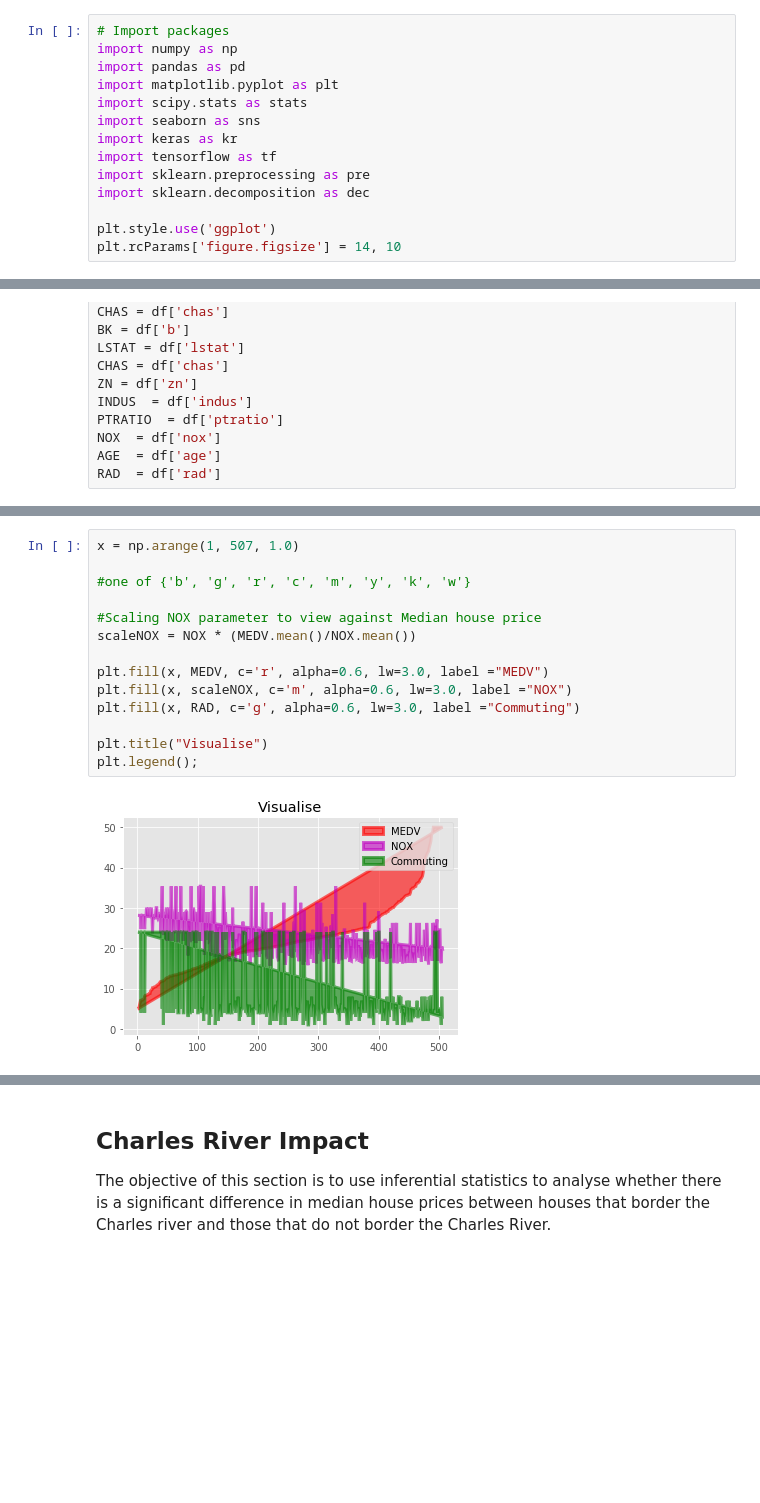
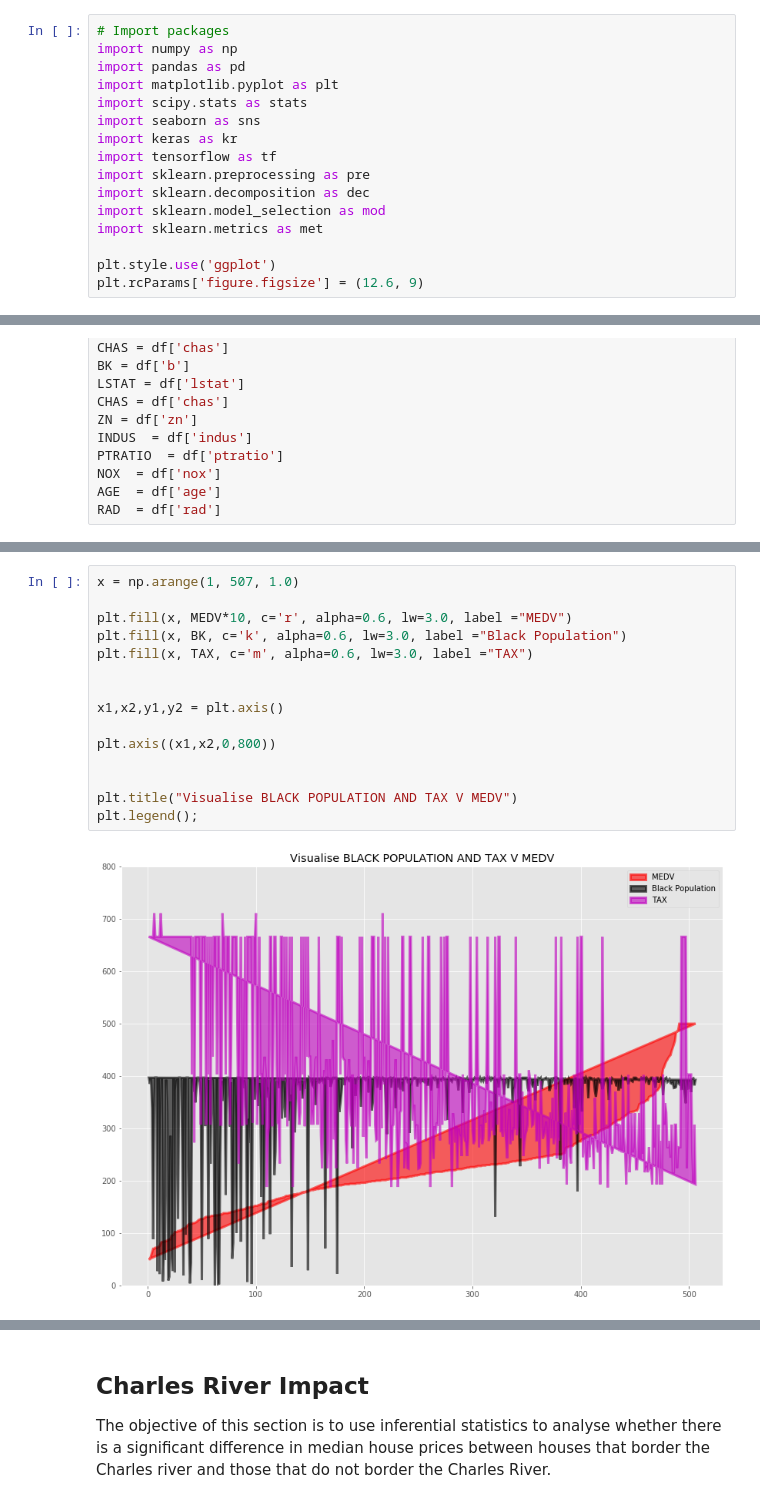
Before and after one commit to healyshane/machine-learn, a Jupyter notebook: machineAssignment.ipynb, the cells around one changed output, grey strips where cells are left out. Drawn from its saved outputs; the diff is of its cells as text; blank space fills up the shorter version.

```diff
--- a/machineAssignment.ipynb
+++ b/machineAssignment.ipynb
@@ -12,8 +12,10 @@ import keras as kr
 import tensorflow as tf
 import sklearn.preprocessing as pre
 import sklearn.decomposition as dec
+import sklearn.model_selection as mod
+import sklearn.metrics as met
 
 plt.style.use('ggplot')
-plt.rcParams['figure.figsize'] = 14, 10
+plt.rcParams['figure.figsize'] = (12.6, 9)
 # %%
 # Data Set from Github, https://raw.githubusercontent.com/selva86/datasets/master/BostonHousing.csv
@@ -167,19 +278,20 @@ plt.legend();
 # %%
 x = np.arange(1, 507, 1.0)
 
-#one of {'b', 'g', 'r', 'c', 'm', 'y', 'k', 'w'}
+plt.fill(x, MEDV*10, c='r', alpha=0.6, lw=3.0, label ="MEDV")
+plt.fill(x, BK, c='k', alpha=0.6, lw=3.0, label ="Black Population")
+plt.fill(x, TAX, c='m', alpha=0.6, lw=3.0, label ="TAX")
 
-#Scaling NOX parameter to view against Median house price
-scaleNOX = NOX * (MEDV.mean()/NOX.mean())
 
-plt.fill(x, MEDV, c='r', alpha=0.6, lw=3.0, label ="MEDV")
-plt.fill(x, scaleNOX, c='m', alpha=0.6, lw=3.0, label ="NOX")
-plt.fill(x, RAD, c='g', alpha=0.6, lw=3.0, label ="Commuting")
+x1,x2,y1,y2 = plt.axis()
 
-plt.title("Visualise")
+plt.axis((x1,x2,0,800))
+
+
+plt.title("Visualise BLACK POPULATION AND TAX V MEDV")
 plt.legend();
 # %% [output]
-[figure, old version]
+[figure, new version]
 # %%
 x = np.arange(1, 507, 1.0)
 
```
Also changed, not shown: parts of 64 cells of this notebook, 6 other files.
